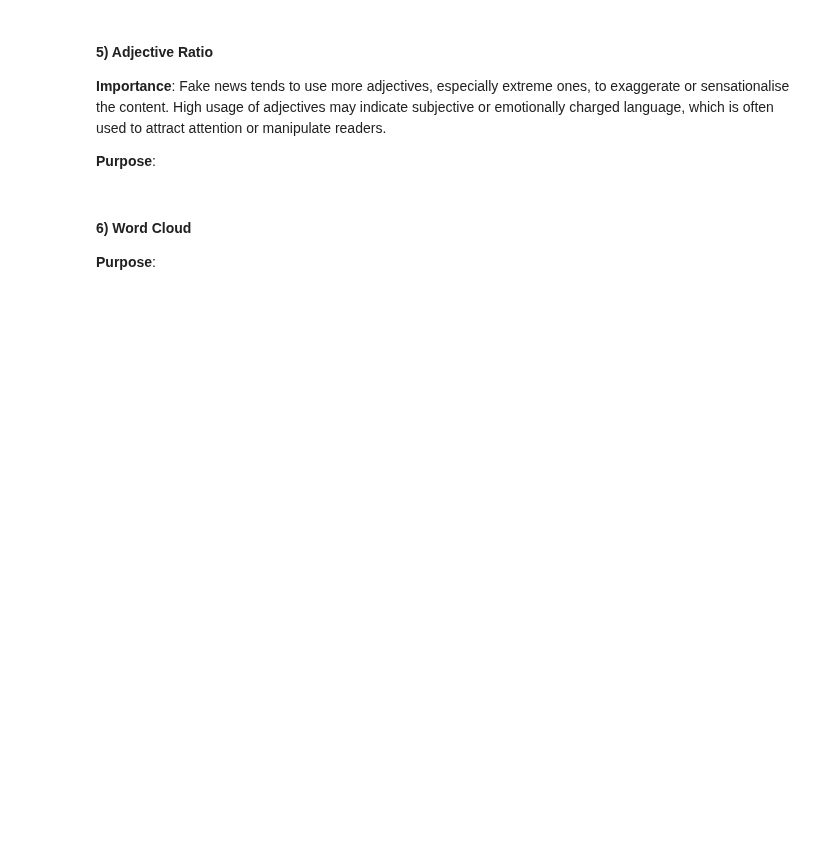
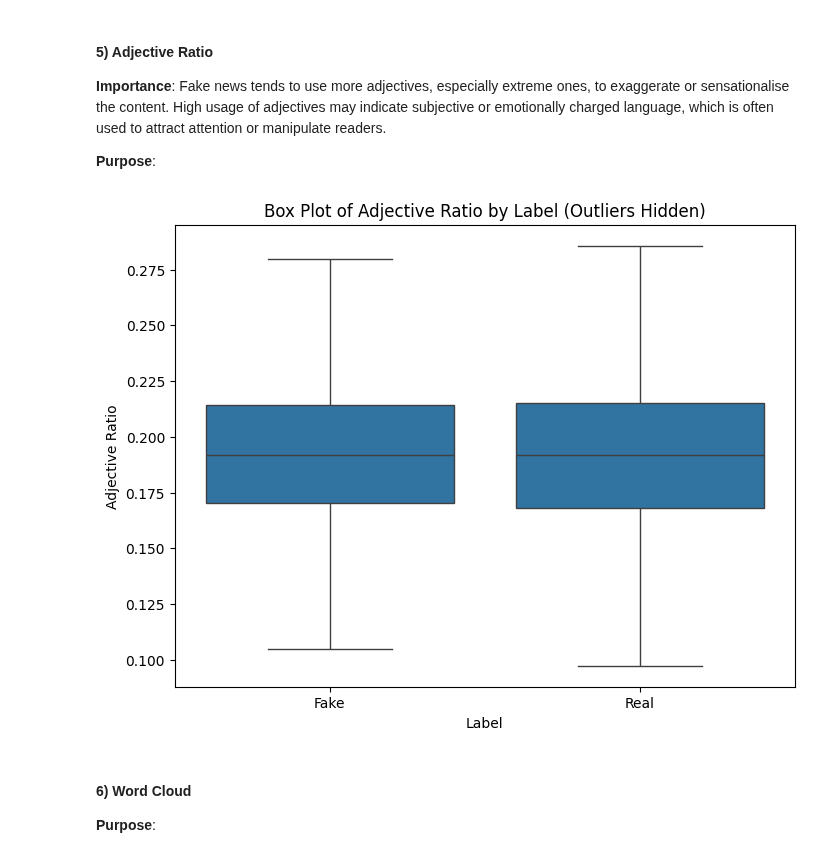
Before and after one commit to shaunzzhou/DM-Fake-News-Detection, a Jupyter notebook: project.ipynb, the cells around one changed output. Cells and saved outputs as stored; diff of their text form; code cells hidden in the pictures; blank space fills up the shorter version.

```diff
--- a/project.ipynb
+++ b/project.ipynb
@@ -824,6 +849,26 @@ Name: adjective_ratio, dtype: float64
 **Importance**: Fake news tends to use more adjectives, especially extreme ones, to exaggerate or sensationalise the content. High usage of adjectives may indicate subjective or emotionally charged language, which is often used to attract attention or manipulate readers.
 
 **Purpose**:
+# %%
+# Extract data for each label
+adjective_ratio_0 = data[data["label"] == 0]["adjective_ratio"]
+adjective_ratio_1 = data[data["label"] == 1]["adjective_ratio"]
+
+# Combine the data into a single DataFrame for easier plotting
+plot_data = pd.DataFrame({
+    'adjective_ratio': np.concatenate([adjective_ratio_0.values, adjective_ratio_1.values]),
+    'label': ['Fake'] * len(adjective_ratio_0) + ['Real'] * len(adjective_ratio_1)
+})
+
+# Create the box plot using Seaborn
+plt.figure(figsize=(8, 6))
+sns.boxplot(x='label', y='adjective_ratio', data=plot_data, showfliers=False)
+plt.title('Box Plot of Adjective Ratio by Label (Outliers Hidden)')
+plt.xlabel('Label')
+plt.ylabel('Adjective Ratio')
+plt.show()
+# %% [output]
+[figure, added]
 # %% [markdown]
 #### 6) Word Cloud
 
```
Also changed, not shown: parts of 6 cells of this notebook.
